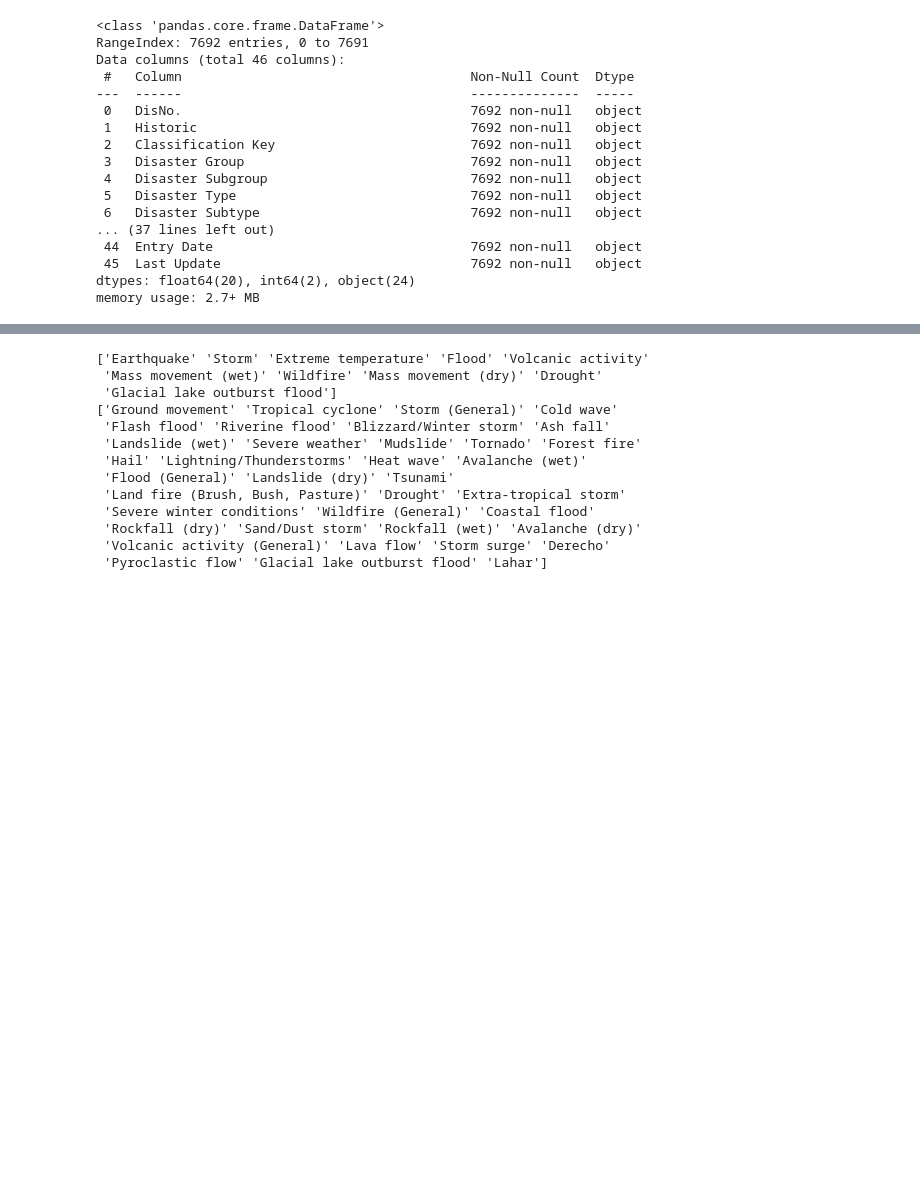
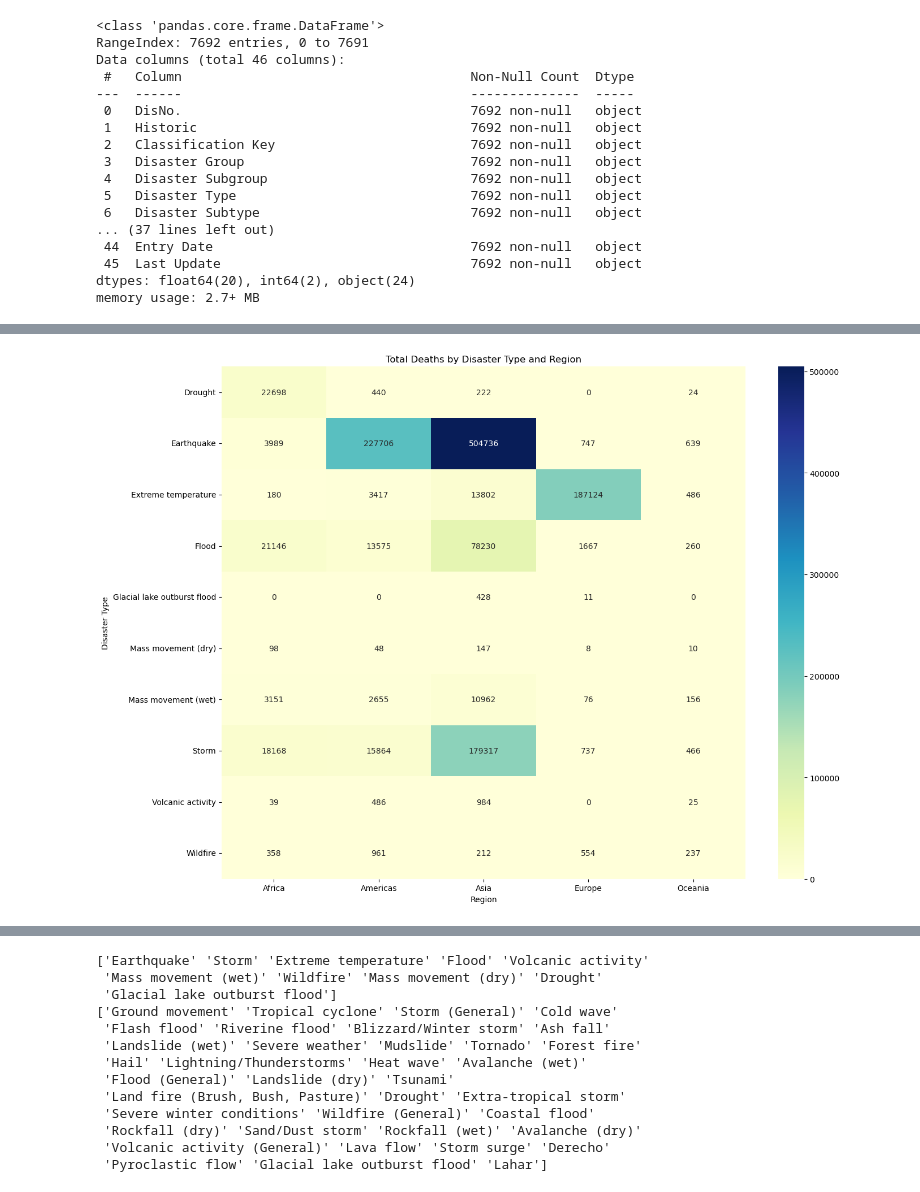
Before and after one commit to Csaldivar23/Project_3, a Jupyter notebook: natural_disaster_ETL.ipynb, the cells around one changed output, grey strips where cells are left out. Cells and saved outputs as stored; diff of their text form; code cells hidden in the pictures; blank space fills up the shorter version.

```diff
--- a/natural_disaster_ETL.ipynb
+++ b/natural_disaster_ETL.ipynb
@@ -41,0 +77,17 @@ memory usage: 2.7+ MB
+# %%
+# Representation of 'Total Deaths by Disaster Type and Region'
+pivot_table = natural_disaster_df.pivot_table(index='Disaster Type', columns='Region', values='Total Deaths', aggfunc='sum', fill_value=0)
+
+plt.figure(figsize=(14, 10))
+
+sns.heatmap(pivot_table, annot=True, fmt='g', cmap='YlGnBu')
+
+plt.title('Total Deaths by Disaster Type and Region')
+plt.xlabel('Region')
+plt.ylabel('Disaster Type')
+
+plt.tight_layout()
+
+plt.show()
+# %% [output]
+[figure, added]
```
Also changed, not shown: parts of 6 cells of this notebook.
